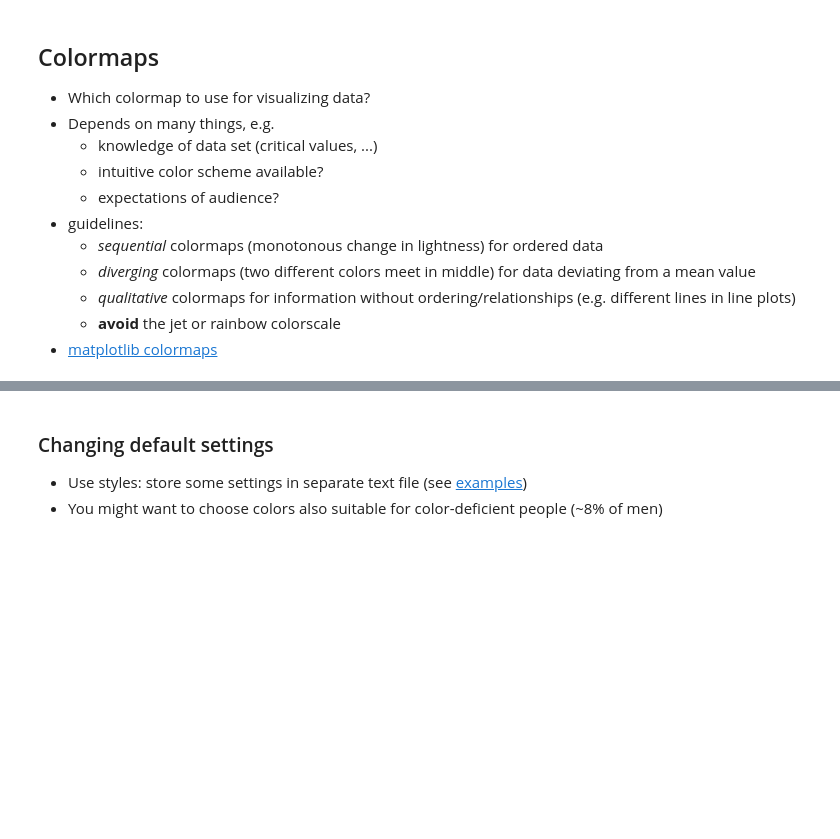
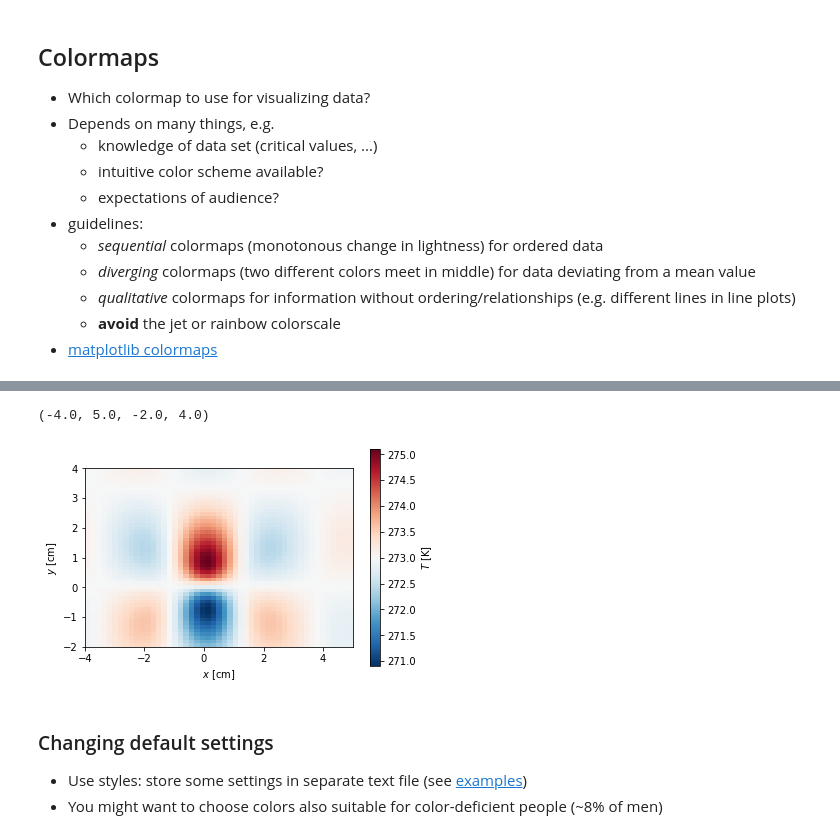
Before and after one commit to DiegoZerm/python-for-hpc-clase, a Jupyter notebook: notebooks/5a--Visualization.ipynb, the cells around one changed output, grey strips where cells are left out. Drawn from its saved outputs; the diff is of its cells as text; code cells hidden in the pictures; blank space fills up the shorter version.

```diff
--- a/notebooks/5a--Visualization.ipynb
+++ b/notebooks/5a--Visualization.ipynb
@@ -141,5 +137,21 @@ plt.axis('image')
 # %% [markdown]
 ![Diverging colormaps](fig/colormaps_diverging.png)
+# %%
+import numpy as np
+import matplotlib.pyplot as plt
+x = np.linspace(-4.0, 5.0)
+y = np.linspace(-2.0, 4.0)
+xv, yv = np.meshgrid(y, x)
+z = np.sin(3.*xv/np.pi)*np.cos(4.0*yv/np.pi) / (xv**2 + yv**2+1.0)*5 + 273
+f = plt.figure()
+plt.pcolormesh(x, y, z.T, cmap='RdBu_r')
+plt.colorbar(label="$T$ [K]")
+plt.ylabel('$y$ [cm]')
+plt.xlabel('$x$ [cm]')
+plt.axis('image')
+# %% [output]
+(-4.0, 5.0, -2.0, 4.0)
+[figure, added]
 # %% [markdown]
 ### Changing default settings
 * Use styles: store some settings in separate text file (see [examples](https://matplotlib.org/tutorials/introductory/customizing.html))
```
Also changed, not shown: parts of 8 cells of this notebook, 4 other files.
